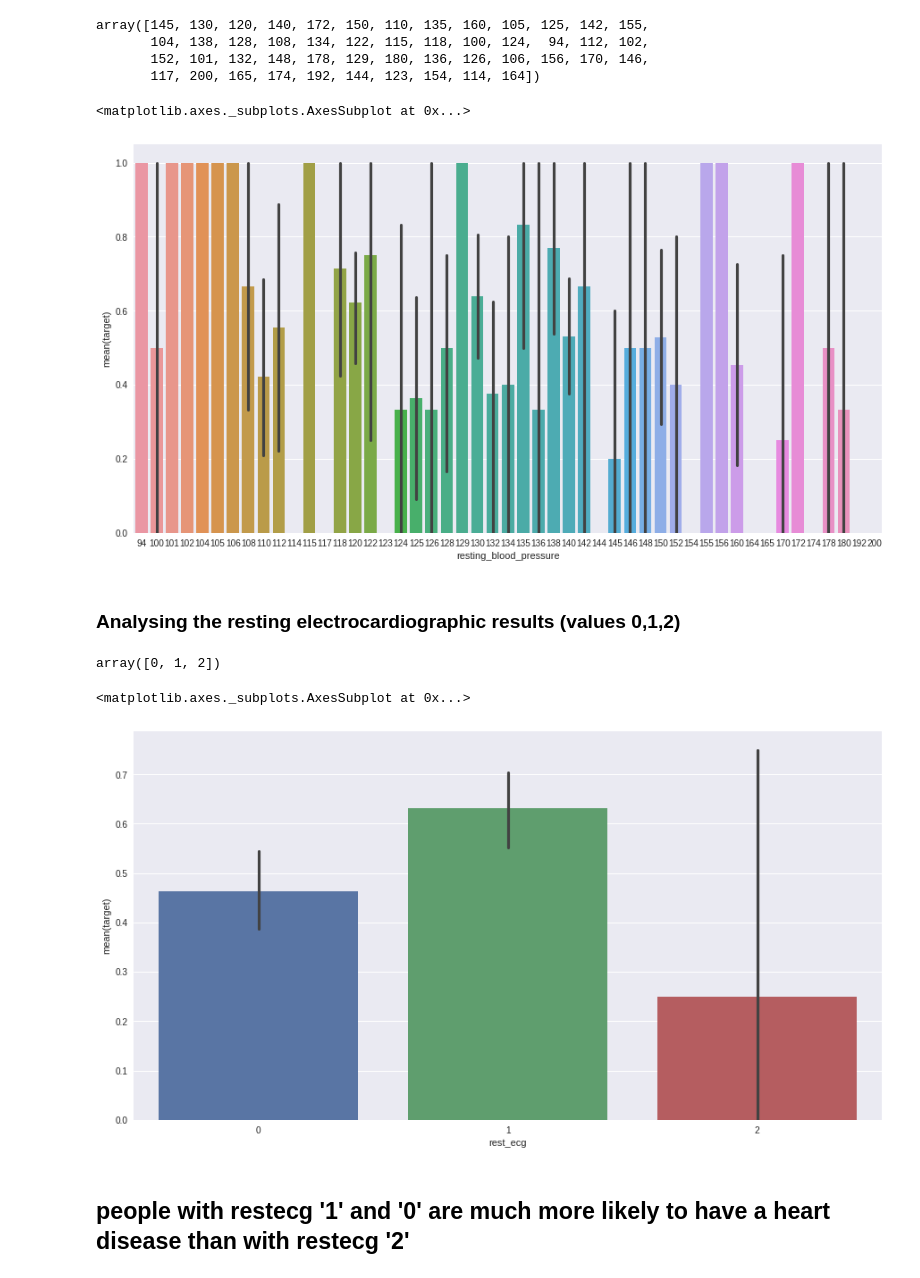
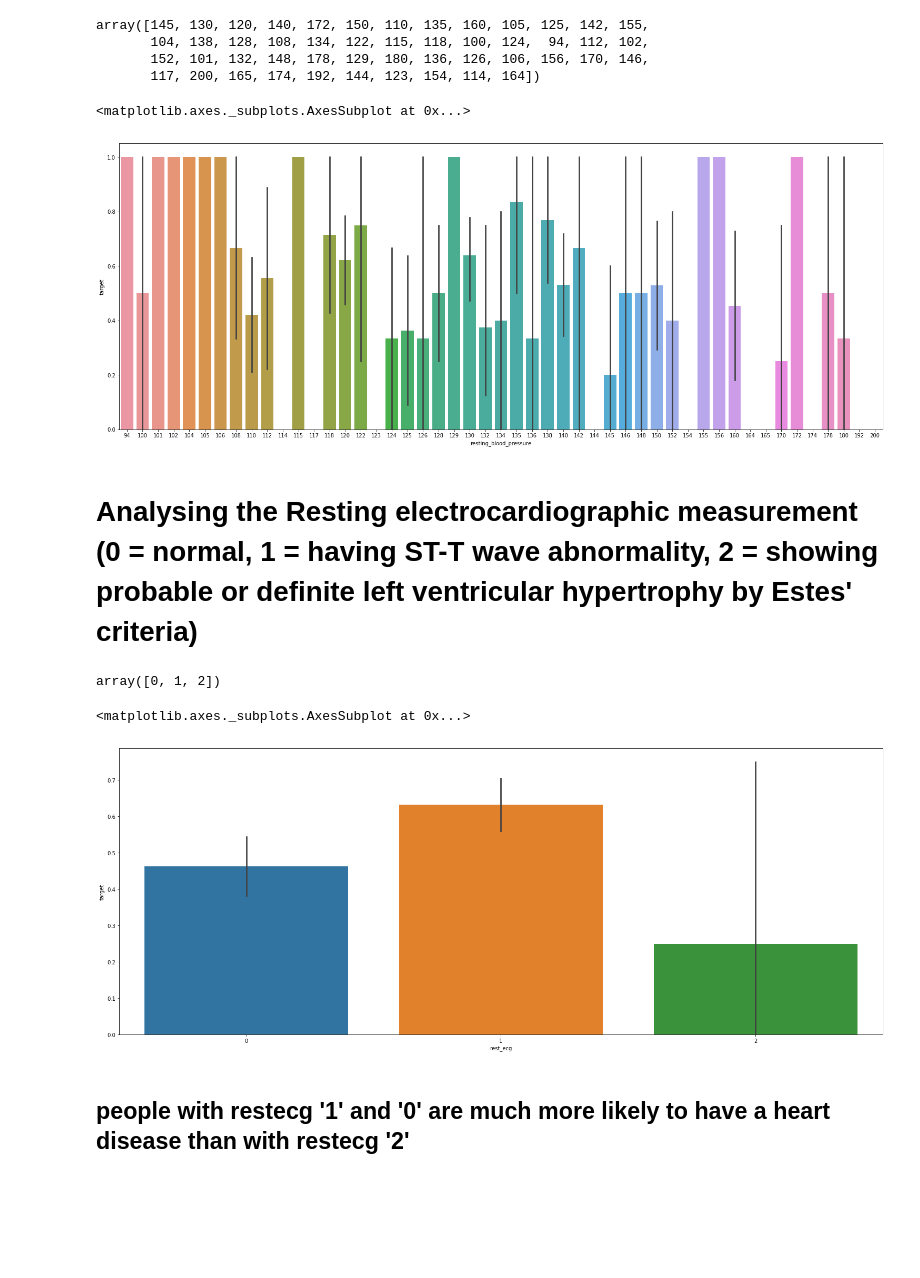
Before and after one commit to chayandatta/Heart_disease_prediction, a Jupyter notebook: hd.ipynb, the cells around one changed output. Saved outputs shown, nothing was run; the diff lists cells and outputs as text; code cells hidden in the pictures; blank space fills up the shorter version.

```diff
--- a/hd.ipynb
+++ b/hd.ipynb
@@ -191,20 +242,22 @@ array([145, 130, 120, 140, 172, 150, 110, 135, 160, 105, 125, 142, 155,
        152, 101, 132, 148, 178, 129, 180, 136, 126, 106, 156, 170, 146,
        117, 200, 165, 174, 192, 144, 123, 154, 114, 164])
 # %%
+plt.figure(figsize=(26, 10))
 sns.barplot(data["resting_blood_pressure"],y)
 # %% [output]
 <matplotlib.axes._subplots.AxesSubplot at 0x...>
-[figure, old version]
+[figure, new version]
-# %% [markdown]
-### Analysing the resting electrocardiographic results (values 0,1,2)
+# %% [markdown]
+# Analysing the Resting electrocardiographic measurement (0 = normal, 1 = having ST-T wave abnormality, 2 = showing probable or definite left ventricular hypertrophy by Estes' criteria)
 # %%
 data["rest_ecg"].unique()
 # %% [output]
 array([0, 1, 2])
 # %%
+plt.figure(figsize=(26, 10))
 sns.barplot(data["rest_ecg"],y)
 # %% [output]
 <matplotlib.axes._subplots.AxesSubplot at 0x...>
-[figure, old version]
+[figure, new version]
 # %% [markdown]
 ## people with restecg '1' and '0' are much more likely to have a heart disease than with restecg '2'
```
Also changed, not shown: parts of 79 cells of this notebook.
